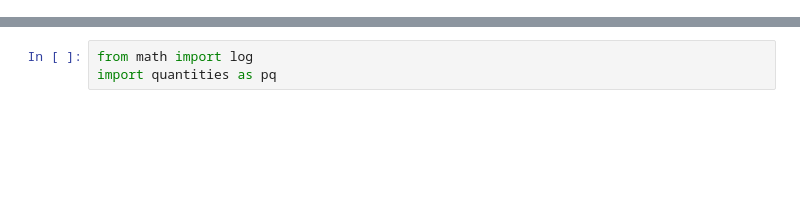
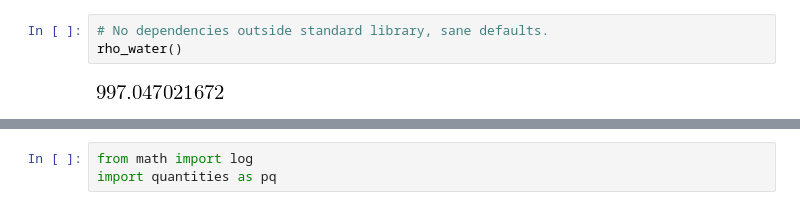
Before and after one commit to cagus/stopped_flow, a Jupyter notebook: misc/debye_huckel.ipynb, the cells around one changed output, grey strips where cells are left out. Saved outputs shown, nothing was run; the diff lists cells and outputs as text; blank space fills up the shorter version.

```diff
--- a/misc/debye_huckel.ipynb
+++ b/misc/debye_huckel.ipynb
@@ -0,0 +52,5 @@
+# %%
+# No dependencies outside standard library, sane defaults.
+rho_water()
+# %% [output]
+[figure, added]
```
Also changed, not shown: parts of 12 cells of this notebook, 5 other files.
